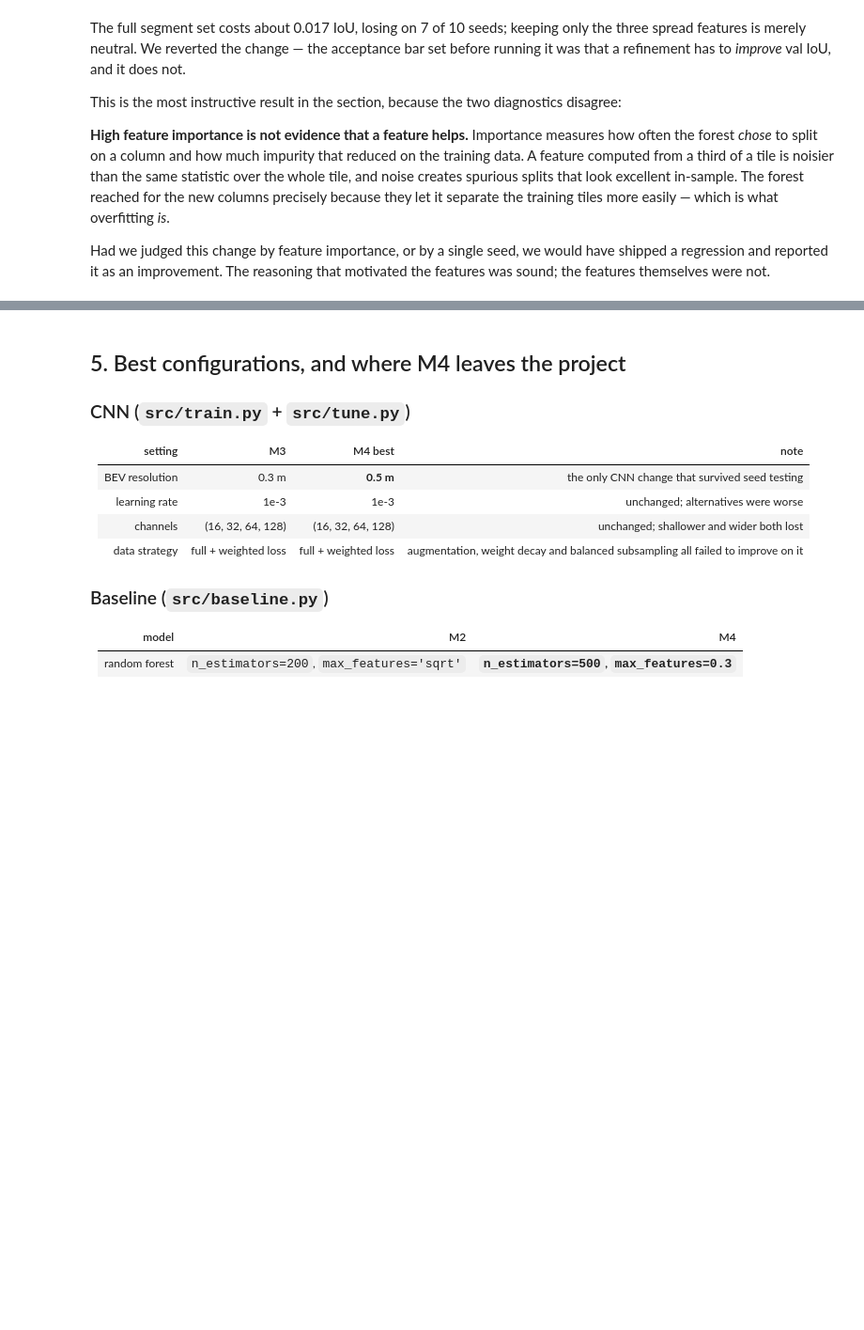
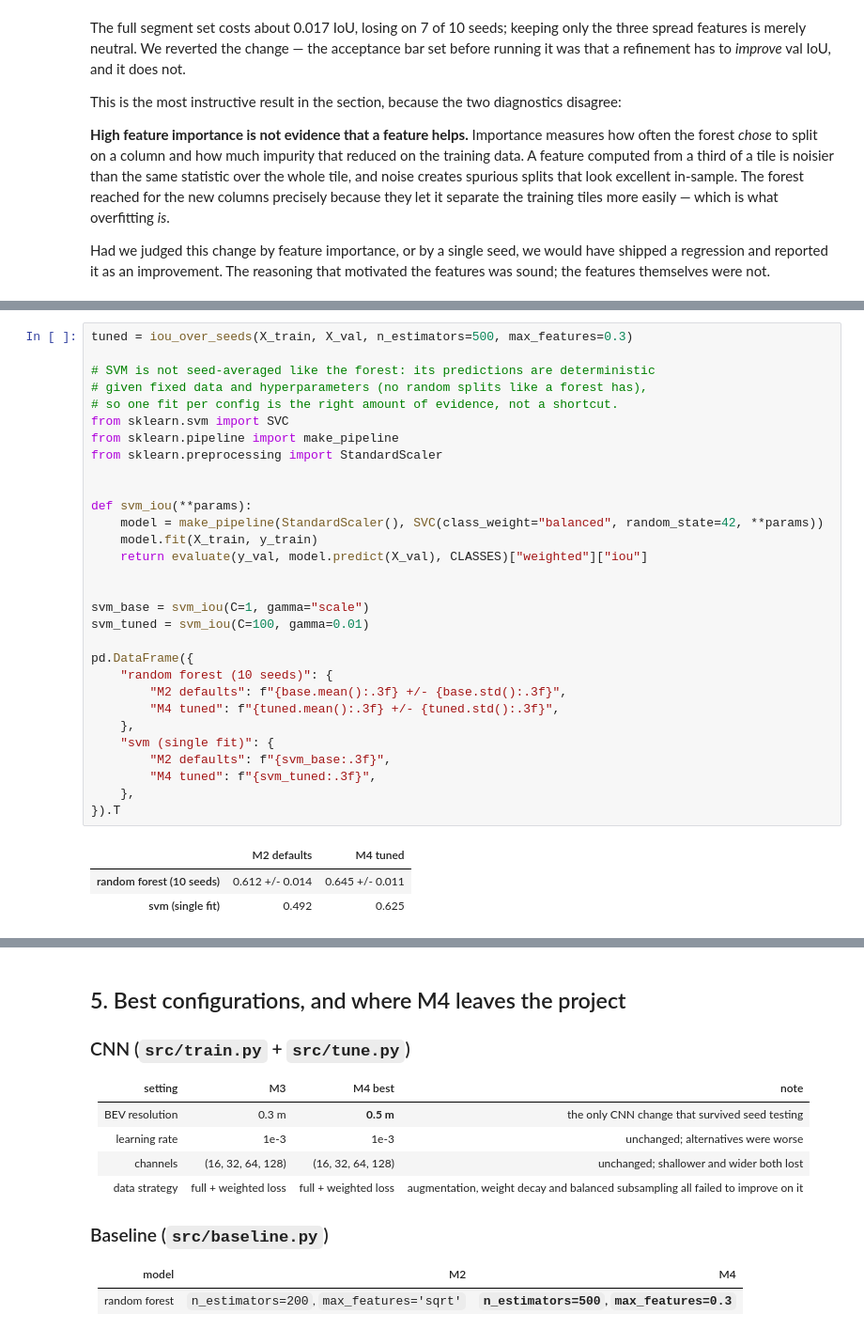
Before and after one commit to l-jamora/pointcloud-lane-classification, a Jupyter notebook: notebooks/05_optimization.ipynb, the cells around one changed output, grey strips where cells are left out. Shown at 94% size. Cells and saved outputs as stored; diff of their text form; blank space fills up the shorter version.

```diff
--- a/notebooks/05_optimization.ipynb
+++ b/notebooks/05_optimization.ipynb
@@ -377,3 +452,37 @@ pd.DataFrame({
+# %%
+tuned = iou_over_seeds(X_train, X_val, n_estimators=500, max_features=0.3)
+
+# SVM is not seed-averaged like the forest: its predictions are deterministic
+# given fixed data and hyperparameters (no random splits like a forest has),
+# so one fit per config is the right amount of evidence, not a shortcut.
+from sklearn.svm import SVC
+from sklearn.pipeline import make_pipeline
+from sklearn.preprocessing import StandardScaler
+
+
+def svm_iou(**params):
+    model = make_pipeline(StandardScaler(), SVC(class_weight="balanced", random_state=42, **params))
+    model.fit(X_train, y_train)
+    return evaluate(y_val, model.predict(X_val), CLASSES)["weighted"]["iou"]
+
+
+svm_base = svm_iou(C=1, gamma="scale")
+svm_tuned = svm_iou(C=100, gamma=0.01)
+
+pd.DataFrame({
+    "random forest (10 seeds)": {
+        "M2 defaults": f"{base.mean():.3f} +/- {base.std():.3f}",
+        "M4 tuned": f"{tuned.mean():.3f} +/- {tuned.std():.3f}",
+    },
+    "svm (single fit)": {
+        "M2 defaults": f"{svm_base:.3f}",
+        "M4 tuned": f"{svm_tuned:.3f}",
+    },
+}).T
+# %% [output]
+|  | M2 defaults | M4 tuned |
+| random forest (10 seeds) | 0.612 +/- 0.014 | 0.645 +/- 0.011 |
+| svm (single fit) | 0.492 | 0.625 |
 # %%
 results = {}
 for name, model in get_models().items():
```
Also changed, not shown: parts of 16 cells of this notebook, 7 other files.
